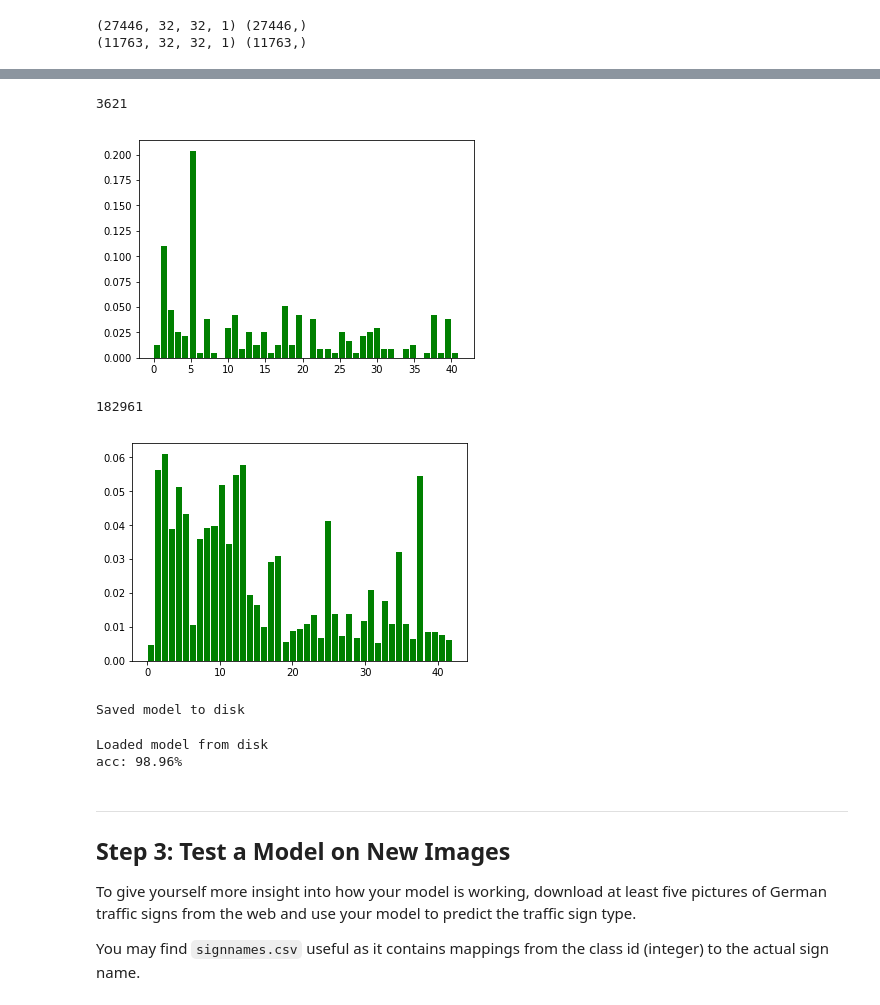
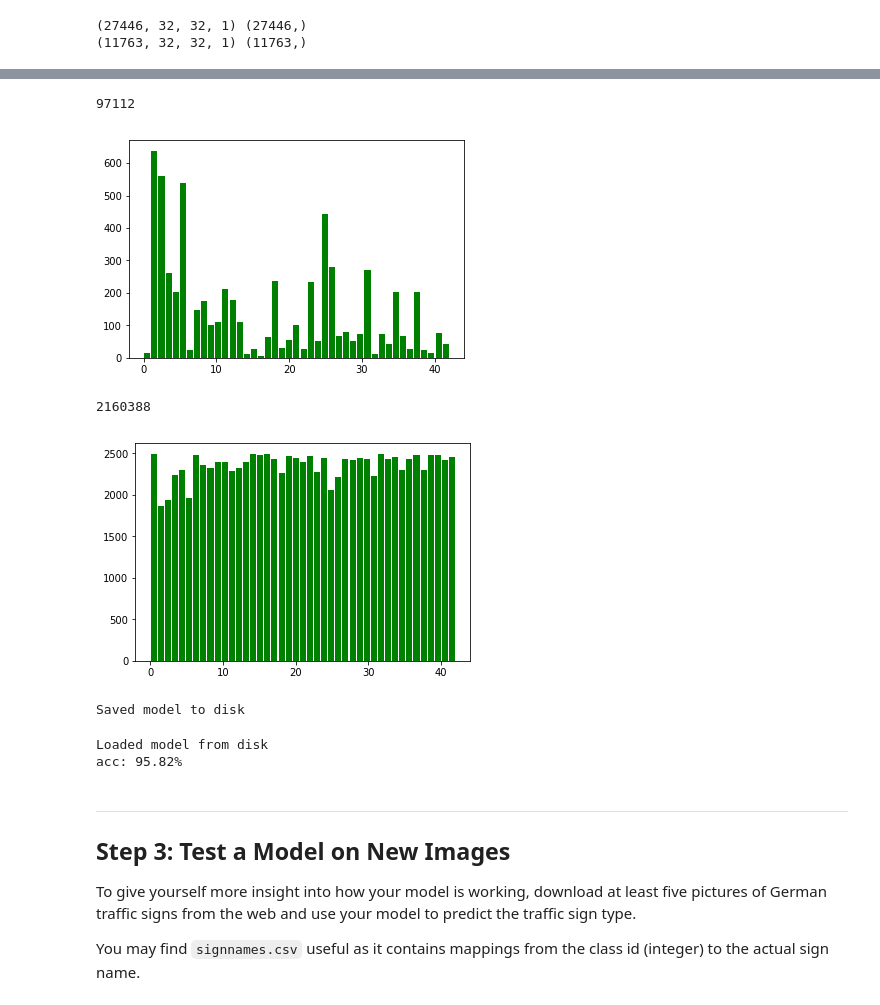
Before and after one commit to mahuna13/Traffic-Sign-Classifier, a Jupyter notebook: Traffic_Sign_Classifier.ipynb, the cells around one changed output, grey strips where cells are left out. Drawn from its saved outputs; the diff is of its cells as text; code cells hidden in the pictures.

Commit message:
Added data amplification and regularization

```diff
--- a/Traffic_Sign_Classifier.ipynb
+++ b/Traffic_Sign_Classifier.ipynb
@@ -278,5 +328,5 @@ print(X_valid.shape, y_valid.shape)
 # %%
 # one hot econding
 label_binarizer = LabelBinarizer()
-y_train_one_hot = label_binarizer.fit_transform(y_train_final)
+y_train_one_hot = label_binarizer.fit_transform(y_train)
 y_valid_one_hot = label_binarizer.fit_transform(y_valid)
@@ -286,6 +339,9 @@ y_valid_one_hot = label_binarizer.fit_transform(y_valid)
 ### Once a final model architecture is selected,
 ### the accuracy on the test set should be calculated and reported as well.
 ### Feel free to use as many code cells as needed.
-model.compile('adam', 'categorical_crossentropy', ['accuracy'])
-history = model.fit(X_train_final, y_train_one_hot, nb_epoch=10, validation_data=(X_valid, y_valid_one_hot))
+import keras
+adam = keras.optimizers.Adam(lr=0.00001, beta_1=0.9, beta_2=0.999, epsilon=1e-08, decay=0.0)
+model.compile(adam, 'categorical_crossentropy', ['accuracy'])
+#history = model.fit_generator(train_generator, samples_per_epoch=50000, nb_epoch=10, validation_data=(X_valid, y_valid_one_hot))
+history = model.fit(X_train_normalized, y_train_one_hot, batch_size=128, nb_epoch=2, validation_data=(X_valid_normalized, y_valid_one_hot))
 # %% [output]
@@ -315,14 +362,16 @@ NameError: name 'X_normalized_valid_grayscale' is not defined
 # %%
-prediction = model.predict(X_valid)
+prediction = model.predict(X_train_normalized)
 # %%
 bin_pred = (prediction == prediction.max(axis=1, keepdims=True)).astype(int)
 #print(bin_pred[:,:].shape)
 wrong = []
 right = []
+images = []
 for i in range(bin_pred.shape[0]):
     pred = np.where(bin_pred[i] == 1)[0][0]
-    actual = np.where(y_valid_one_hot[i] == 1)[0][0]
+    actual = np.where(y_train_one_hot[i] == 1)[0][0]
     if pred != actual:
         wrong.append(actual)
+        images.append(X_train_normalized[i].reshape((32, 32)))
     else:
         right.append(actual)
@@ -329,13 +384,15 @@ for i in range(bin_pred.shape[0]):
 # %%
 print(sum(wrong))
-_,_,_ = plt.hist(wrong, bins=43, facecolor='green', rwidth=0.85, normed = True)
+_,_,_ = plt.hist(wrong, bins=43, facecolor='green', rwidth=0.85)
+plt.show()
 # %% [output]
-3621
+97112
-[figure, old version]
+[figure, new version]
 # %%
 print(sum(right))
-_,_,_ = plt.hist(np.asarray(right), bins=43, facecolor='green', rwidth=0.85, normed = True)
+_,_,_ = plt.hist(right, bins=43, facecolor='green', rwidth=0.85)
+plt.show()
 # %% [output]
-182961
+2160388
-[figure, old version]
+[figure, new version]
 # %%
@@ -343,13 +400,14 @@ save(model, "TrafficSign-1")
 # %% [output]
 Saved model to disk
 # %%
-loaded_model = load("first_save")
+loaded_model = load("TrafficSign-2-9917-valid")
 loaded_model.compile('adam', 'categorical_crossentropy', ['accuracy'])
-scores = loaded_model.evaluate(X_normalized, y_one_hot, verbose=0)
+#scores = loaded_model.evaluate(X_train_final, y_train_one_hot, verbose=0)
+scores = loaded_model.evaluate(X_test_normalized, y_test_one_hot, verbose=0)
 print("%s: %.2f%%" % (loaded_model.metrics_names[1], scores[1]*100))
 # %% [output]
 Loaded model from disk
-acc: 98.96%
+acc: 95.82%
 # %% [markdown]
 ---
 
```
Also changed, not shown: parts of 22 cells of this notebook.
